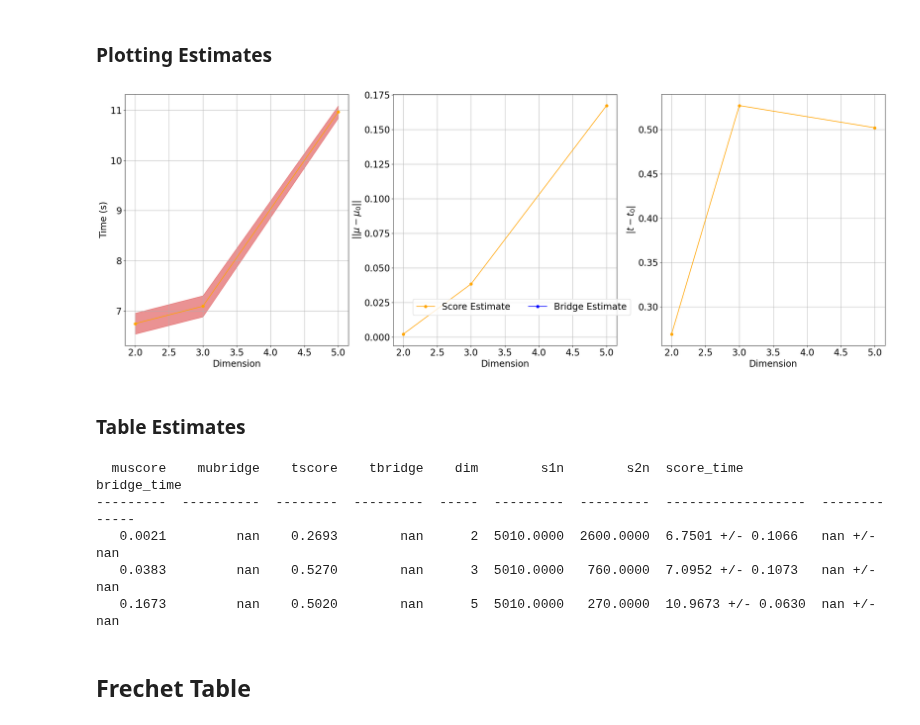
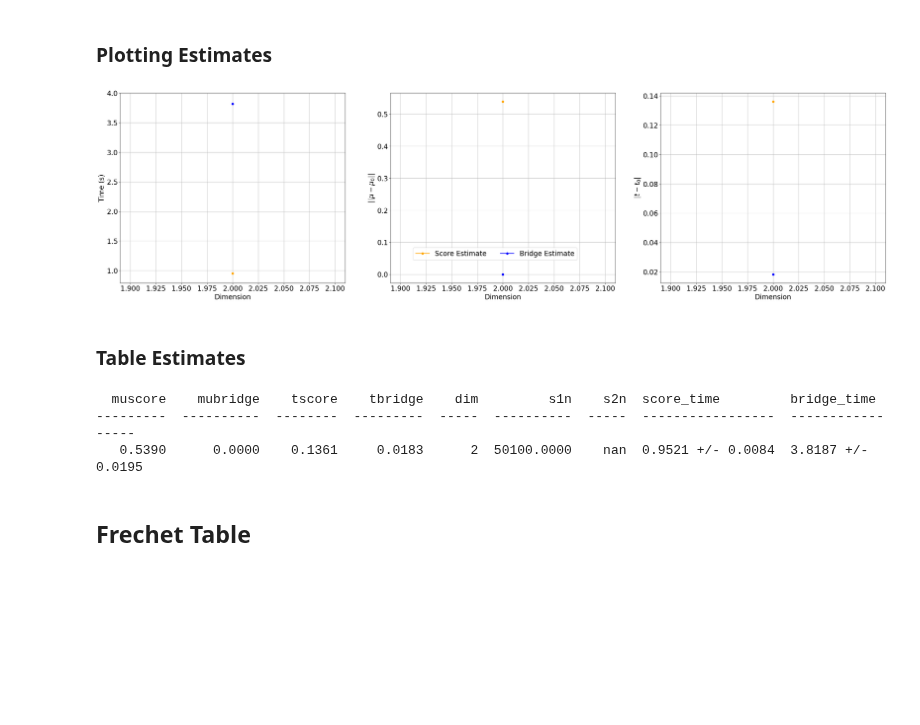
Before and after one commit to FrederikMR/score_diffusion_mean, a Jupyter notebook: rm_score_table.ipynb, the cells around one changed output. Drawn from its saved outputs; the diff is of its cells as text; code cells hidden in the pictures; blank space fills up the shorter version.

```diff
--- a/rm_score_table.ipynb
+++ b/rm_score_table.ipynb
@@ -45,5 +42,5 @@ manifold = 'Sphere'
 # %%
-path = f"../results/estimates/{manifold}.pkl"
+path = f"../results/estimates/timing_{manifold}.pkl"
 figure_path = "../figures/timing/"
 if not os.path.exists(figure_path):
     os.makedirs(figure_path)
@@ -56,7 +53,7 @@ with open(path, 'rb') as f:
 ### Plotting Estimates
 # %%
 #Plotting time difference
-fig = plt.figure(figsize=(30,10))
+fig = plt.figure(figsize=(40,10))
 ax = fig.add_subplot(131)
 ax.plot(estimates['dim'],
         estimates['score_mu_time'], '-o',color='orange', label='Score Estimate')
@@ -84,34 +81,34 @@ ax.fill_between(
 )
 ax.grid(True)
 
 ax = fig.add_subplot(132)
 ax.plot(estimates['dim'],
         estimates['score_mu_error'], '-o',color='orange')
 ax.plot(estimates['dim'],
         estimates['bridge_mu_error'], '-o',color='blue')
 ax.set_xlabel(f'Dimension')
 ax.set_ylabel(r'$||\mu-\mu_{0}||$')
 ax.grid(True)
 
 ax = fig.add_subplot(133)
 ax.plot(estimates['dim'],
         estimates['score_t_error'], '-o',color='orange')
 ax.plot(estimates['dim'],
         estimates['bridge_t_error'], '-o',color='blue')
 ax.set_xlabel(f'Dimension')
 ax.set_ylabel(r'$|t-t_{0}|$')
 ax.grid(True)
 
 lines_labels = [ax.get_legend_handles_labels() for ax in fig.axes]
 lines, labels = [sum(lol, []) for lol in zip(*lines_labels)]
 fig.legend(lines, labels, loc=(0.40,0.2), ncol=5)
 
 plt.show()
 
 save_path = f'{figure_path}{manifold}.pdf'
 fig.savefig(save_path, format='pdf', pad_inches=0.1, bbox_inches='tight')
 # %% [output]
-[figure, old version]
+[figure, new version]
 # %% [markdown]
 ### Table Estimates
 # %%
@@ -124,8 +121,8 @@ val = [f"{table_dict['score_mu_time'][i]:.4f} +/- {table_dict['score_std_time'][
 table_dict['score_time'] = val
 val = [f"{table_dict['bridge_mu_time'][i]:.4f} +/- {table_dict['bridge_std_time'][i]:.4f}" for i in range(len(table_dict['score_mu_time']))]
 table_dict['bridge_time'] = val
-table_dict['s1_ntrain'] *= 10
-table_dict['s2_ntrain'] *= 10
+table_dict['s1_ntrain'] *= 100
+table_dict['dt_ntrain'] *= 100
 del table_dict['score_mu_time']
 del table_dict['score_std_time']
 del table_dict['bridge_mu_time']
@@ -133,11 +130,9 @@ del table_dict['bridge_std_time']
 
 print(tabulate(table_dict, headers=names, floatfmt=".4f"))
 # %% [output]
-  muscore    mubridge    tscore    tbridge    dim        s1n        s2n  score_time          bridge_time
----------  ----------  --------  ---------  -----  ---------  ---------  ------------------  -------------
-   0.0021         nan    0.2693        nan      2  5010.0000  2600.0000  6.7501 +/- 0.1066   nan +/- nan
-   0.0383         nan    0.5270        nan      3  5010.0000   760.0000  7.0952 +/- 0.1073   nan +/- nan
-   0.1673         nan    0.5020        nan      5  5010.0000   270.0000  10.9673 +/- 0.0630  nan +/- nan
+  muscore    mubridge    tscore    tbridge    dim         s1n    s2n  score_time         bridge_time
+---------  ----------  --------  ---------  -----  ----------  -----  -----------------  -----------------
+   0.5390      0.0000    0.1361     0.0183      2  50100.0000    nan  0.9521 +/- 0.0084  3.8187 +/- 0.0195
 # %% [markdown]
 ## Frechet Table
 # %%
```
Also changed, not shown: parts of 2 cells of this notebook, 42 other files.
